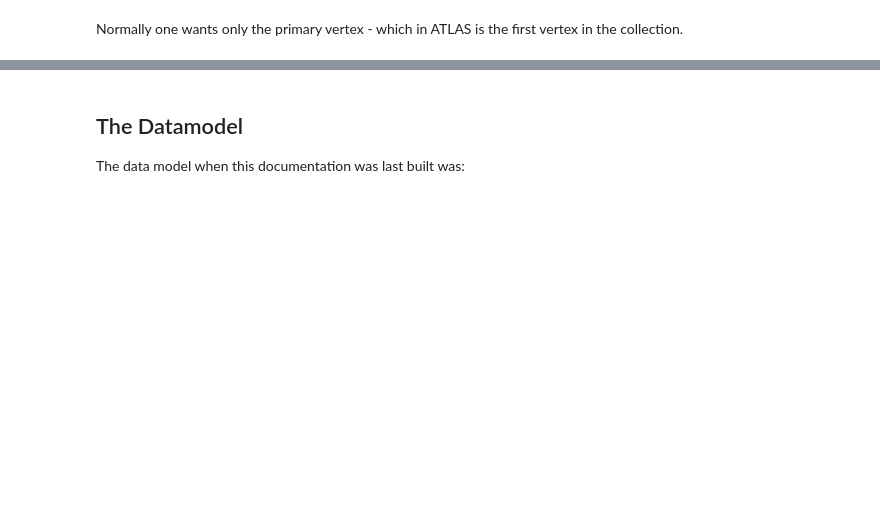
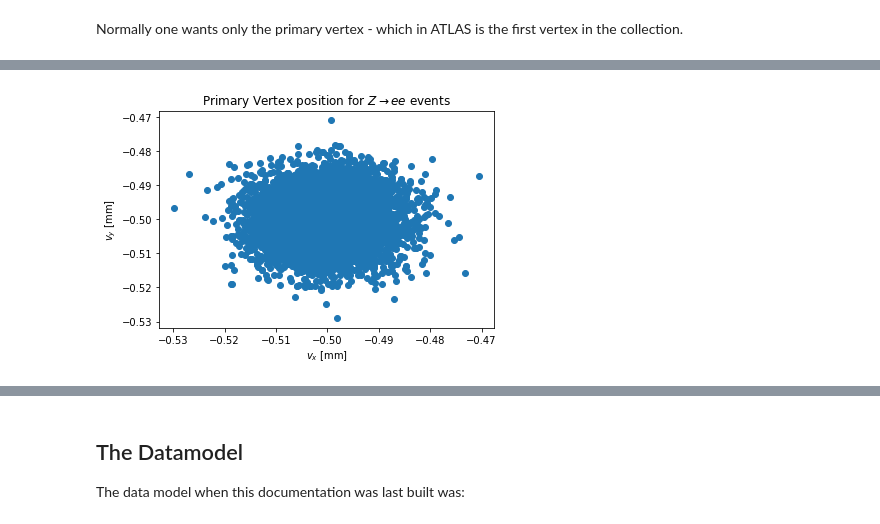
Before and after one commit to gordonwatts/xaod_usage, a Jupyter notebook: book/chapters/vertices.ipynb, the cells around one changed output, grey strips where cells are left out. Cells and saved outputs as stored; diff of their text form; code cells hidden in the pictures; blank space fills up the shorter version.

```diff
--- a/book/chapters/vertices.ipynb
+++ b/book/chapters/vertices.ipynb
@@ -76,0 +70,7 @@ The content of stderr is '/workdir/rel/source/analysis/Root/query.cxx: In member
+# %%
+plt.scatter(pvs.x, pvs.y)
+plt.xlabel('$v_x$ [mm]')
+plt.ylabel("$v_y$ [mm]")
+_ = plt.title('Primary Vertex position for $Z\\rightarrow ee$ events')
+# %% [output]
+[figure, added]
```
Also changed, not shown: parts of 12 cells of this notebook.
